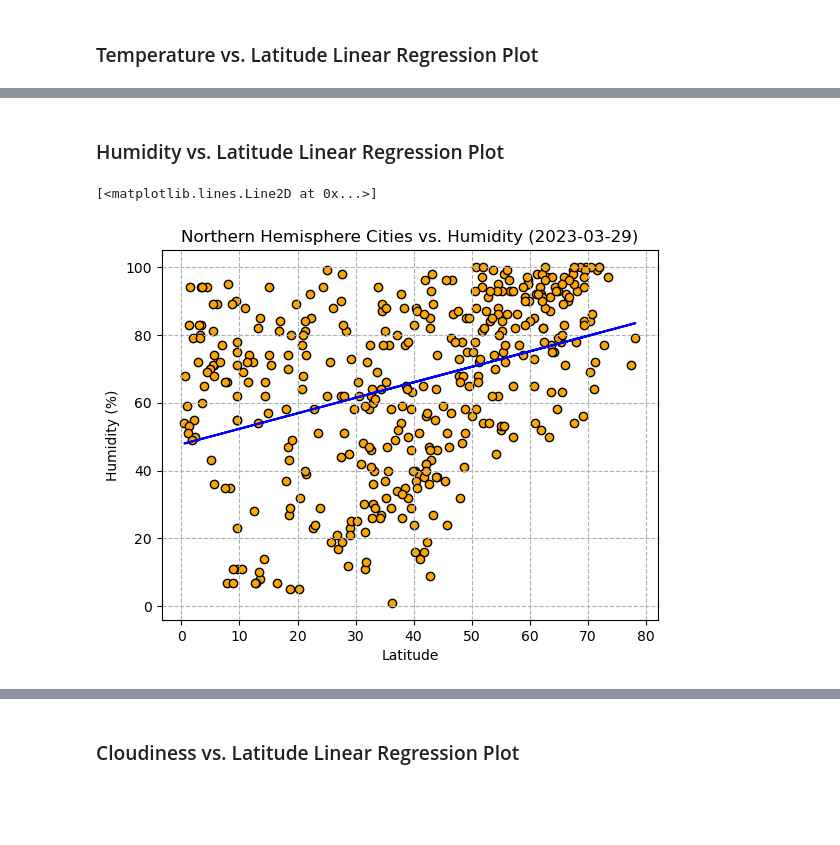
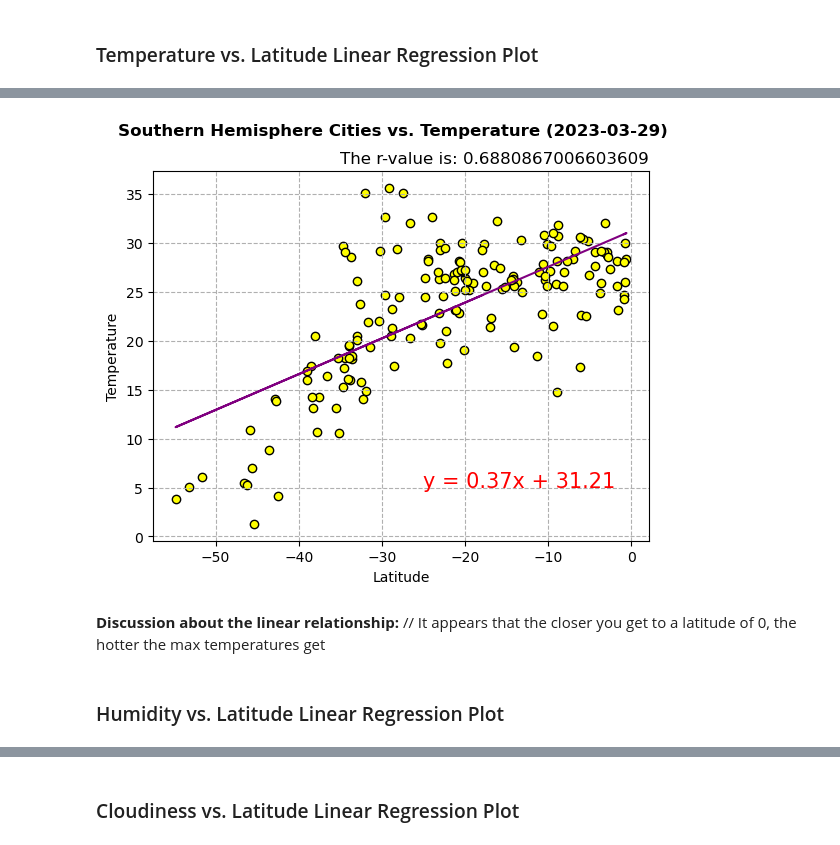
Before and after one commit to anthonybpino/python-api-challenge, a Jupyter notebook: weatherpy/weatherpy.ipynb, the cells around one changed output, grey strips where cells are left out. Saved outputs shown, nothing was run; the diff lists cells and outputs as text; code cells hidden in the pictures; blank space fills up the shorter version.

```diff
--- a/weatherpy/weatherpy.ipynb
+++ b/weatherpy/weatherpy.ipynb
@@ -299,15 +286,9 @@ plt.plot(southern_hemi_df["Lat"], fit, color="purple")
+# %%
+# Linear regression on Southern Hemisphere
+lin_regress(southern_hemi_df["Lat"], southern_hemi_df["Max Temp"], "Southern", "Temperature", (-25, 5), "yellow", "purple")
+# %% [output]
+[figure, added]
+# %% [markdown]
+**Discussion about the linear relationship:** // It appears that the closer you get to a latitude of 0, the hotter the max temperatures get
 # %% [markdown]
 ### Humidity vs. Latitude Linear Regression Plot
-# %%
-# Northern Hemisphere
-plt.scatter(northern_hemi_df["Lat"], northern_hemi_df["Humidity"], color="orange", edgecolors="black")
-plt.title("Northern Hemisphere Cities vs. Humidity (2023-03-29)")
-plt.xlabel("Latitude")
-plt.ylabel("Humidity (%)")
-plt.grid(linestyle="--")
-
-fit = lin_regress(northern_hemi_df["Lat"], northern_hemi_df["Humidity"])
-plt.plot(northern_hemi_df["Lat"], fit, color="blue")
-# %% [output]
-[<matplotlib.lines.Line2D at 0x...>]
-[figure, removed]
```
Also changed, not shown: parts of 22 cells of this notebook.
